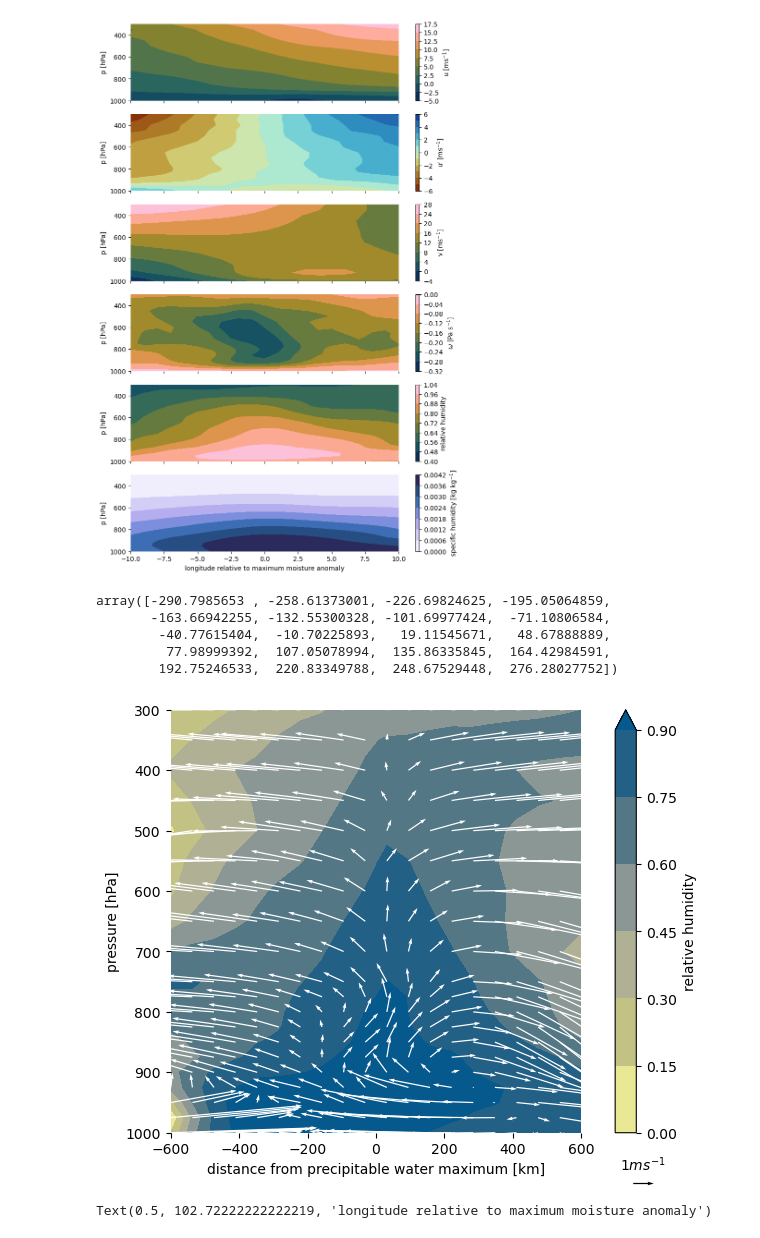
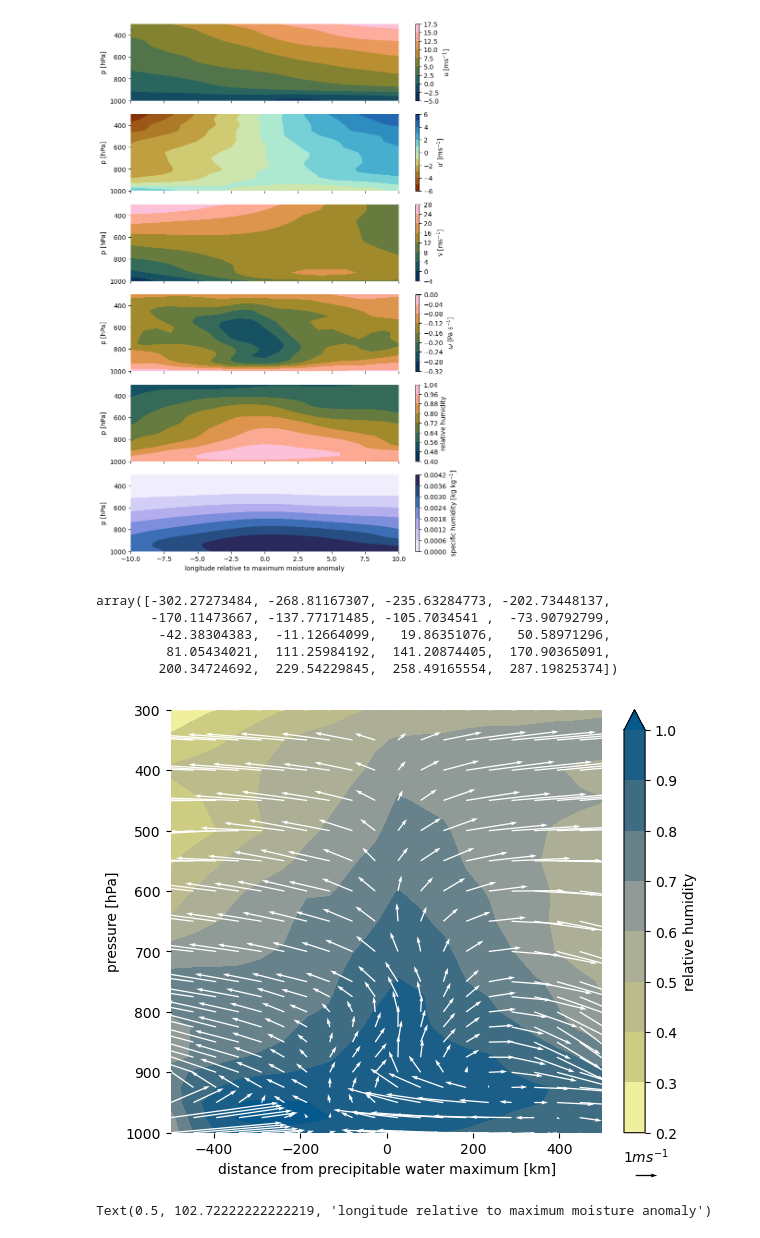
Before and after one commit to fepit/haloac3_moistintrusion, a Jupyter notebook: hac3_paper.ipynb, the cells around one changed output. Drawn from its saved outputs; the diff is of its cells as text; code cells hidden in the pictures.

Commit message:
plot updates

```diff
--- a/hac3_paper.ipynb
+++ b/hac3_paper.ipynb
@@ -947,7 +974,7 @@ for nt,t in enumerate(anomaly_dates.time):
     dist_centered_t = dist_t - dist_t.mean()
 
     # target grid
-    L = 600  # km on each side (adjust to your maximum size)
+    L = 500  # km on each side (adjust to your maximum size)
     N = 20   # resolution
 
     target_dist = np.linspace(-L, +L, N)
@@ -983,31 +1010,31 @@ q_composite=xr.concat(q_c,dim='time').mean('time',skipna=True)
 # %%
 dist_centered_t
 # %% [output]
-array([-290.7985653 , -258.61373001, -226.69824625, -195.05064859,
-       -163.66942255, -132.55300328, -101.69977424,  -71.10806584,
-        -40.77615404,  -10.70225893,   19.11545671,   48.67888889,
-         77.98999392,  107.05078994,  135.86335845,  164.42984591,
-        192.75246533,  220.83349788,  248.67529448,  276.28027752])
+array([-302.27273484, -268.81167307, -235.63284773, -202.73448137,
+       -170.11473667, -137.77171485, -105.7034541 ,  -73.90792799,
+        -42.38304383,  -11.12664099,   19.86351076,   50.58971296,
+         81.05434021,  111.25984192,  141.20874405,  170.90365091,
+        200.34724692,  229.54229845,  258.49165554,  287.19825374])
 # %%
 w, h = matplotlib.figure.figaspect(0.8)
 
 fig,ax=plt.subplots(1,1,sharex=True,figsize=(w,h),constrained_layout=True)
 cm1=ax.contourf(q_composite.distance,q_composite.plev/100,compute_rh(t_composite,q_composite,q_composite.plev),cmap=cmcr.nuuk_r,extend='max')
 
 up_anom=up_composite-up_composite.mean(dim='distance')
 
 q=ax.quiver(up_composite.distance,up_composite.plev/100,up_anom,-3*w_composite,color='white',scale=20)
 
-ax.quiverkey(q,1.15,-0.12,1,r'$1 ms^{-1}$',color='black')
+ax.quiverkey(q,1.1,-0.1,1,r'$1 ms^{-1}$',color='black')
 
 ax.invert_yaxis()
 ax.set_xlabel('distance from precipitable water maximum [km]')
 ax.set_ylabel('pressure [hPa]')
 cb=plt.colorbar(cm1)
 cb.ax.set_ylabel('relative humidity')
 plt.savefig('/Users/fpithan/Documents/haloac3_paper/hac3_rhcirc_era5comp_f6c.pdf')
 # %% [output]
-[figure, old version]
+[figure, new version]
 # %%
 w, h = matplotlib.figure.figaspect(1.5)
 
```
Also changed, not shown: parts of 5 cells of this notebook.
